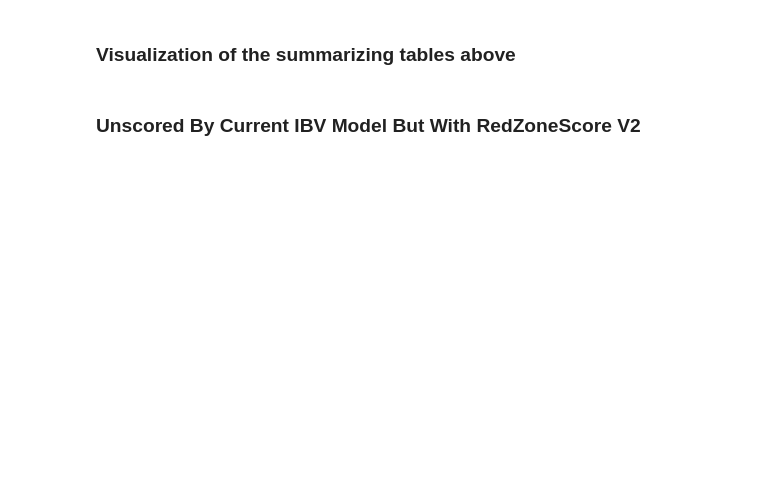
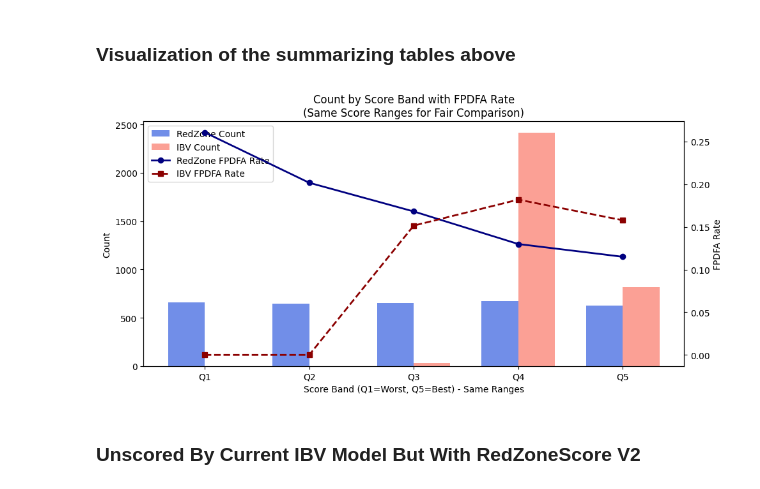
Before and after one commit to Junchen-concord/loonie_bankuity_rerun, a Jupyter notebook: notebooks/rerun_analysis_V0.ipynb, the cells around one changed output. Saved outputs shown, nothing was run; the diff lists cells and outputs as text; code cells hidden in the pictures; blank space fills up the shorter version.

```diff
--- a/notebooks/rerun_analysis_V0.ipynb
+++ b/notebooks/rerun_analysis_V0.ipynb
@@ -616,5 +619,63 @@ redZoneV2_score bands (quantiles):
 # %% [markdown]
 ### Visualization of the summarizing tables above
+# %%
+import numpy as np
+import pandas as pd
+import matplotlib.pyplot as plt
+
+# 1) Make 5-band RedZone (for fair comparison to IBVBandV2 1..5)
+base["RedZoneBand5"] = pd.qcut(
+    base["redZoneV2_score"],
+    q=5,
+    labels=[1, 2, 3, 4, 5],
+    duplicates="drop",
+).astype("Int64")
+
+# 2) Rebuild redzone table using 5 bands
+redzone_table5 = summarize_by_band(base, "RedZoneBand5")
+
+# 3) Ensure both tables have rows for bands 1..5 (fill missing with 0)
+def fill_missing_bands(tbl, bands=range(1, 6)):
+    t = tbl.copy()
+    t["Band"] = t["Band"].astype(int)
+    t = t.set_index("Band").reindex(bands).reset_index()
+    for c in t.columns:
+        if c != "Band":
+            t[c] = pd.to_numeric(t[c], errors="coerce").fillna(0)
+    return t
+
+ibv5 = fill_missing_bands(ibv_table)          # IBV already 1..5 but may miss band 2
+rz5  = fill_missing_bands(redzone_table5)     # RedZone 1..5
+
+# 4) Plot: counts as bars, FPDFA rate as lines (like screenshot)
+labels = [f"Q{i}" for i in range(1, 6)]
+x = np.arange(len(labels))
+w = 0.35
+
+fig, ax1 = plt.subplots(figsize=(10, 5))
+
+ax1.bar(x - w/2, rz5["# Loans"], width=w, label="RedZone Count", color="royalblue", alpha=0.75)
+ax1.bar(x + w/2, ibv5["# Loans"], width=w, label="IBV Count", color="salmon", alpha=0.75)
+ax1.set_xticks(x)
+ax1.set_xticklabels(labels)
+ax1.set_xlabel("Score Band (Q1=Worst, Q5=Best) - Same Ranges")
+ax1.set_ylabel("Count")
+
+ax2 = ax1.twinx()
+ax2.plot(x, rz5["FPDFA Rate (%)"] / 100.0, marker="o", linewidth=2, label="RedZone FPDFA Rate", color="navy")
+ax2.plot(x, ibv5["FPDFA Rate (%)"] / 100.0, marker="s", linewidth=2, linestyle="--", label="IBV FPDFA Rate", color="darkred")
+ax2.set_ylabel("FPDFA Rate")
+
+# one combined legend
+h1, l1 = ax1.get_legend_handles_labels()
+h2, l2 = ax2.get_legend_handles_labels()
+ax1.legend(h1 + h2, l1 + l2, loc="upper left")
+
+plt.title("Count by Score Band with FPDFA Rate\n(Same Score Ranges for Fair Comparison)")
+plt.tight_layout()
+plt.show()
+# %% [output]
+[figure, added]
 # %% [markdown]
 ### Unscored By Current IBV Model But With RedZoneScore V2
 # %%
```
Also changed, not shown: parts of 8 cells of this notebook, 8 other files.
